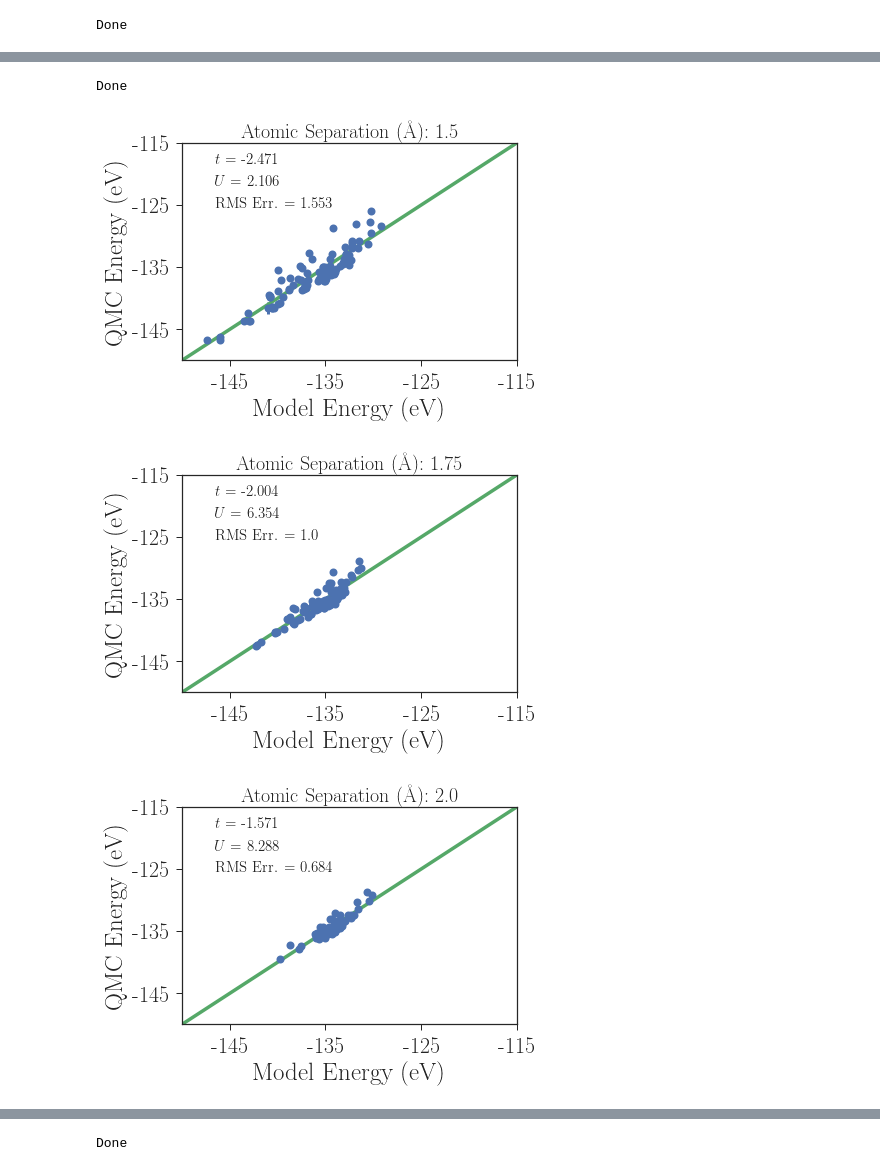
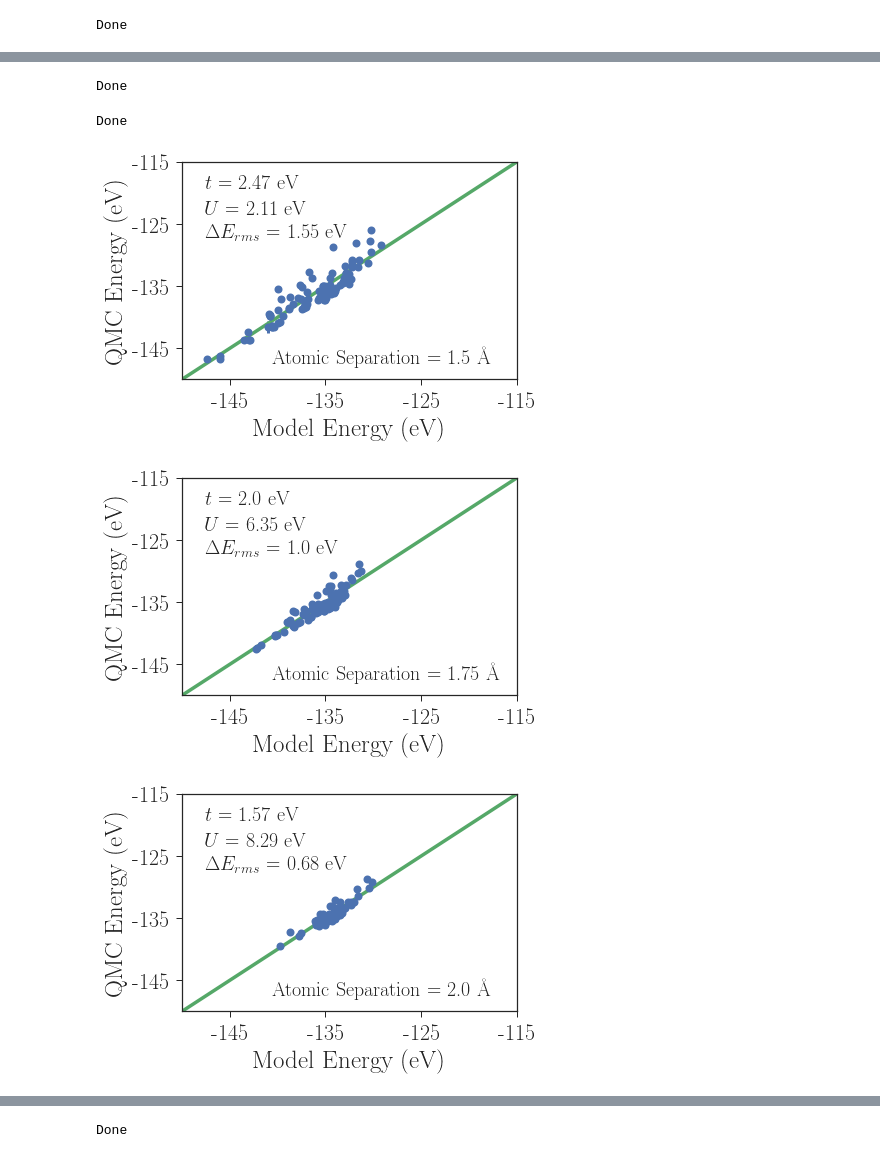
Before and after one commit to hiteshjc/Downfolding, a Jupyter notebook: hchain_data/kiel/h_chain_combine.ipynb, the cells around one changed output, grey strips where cells are left out. Cells and saved outputs as stored; diff of their text form; code cells hidden in the pictures.

Commit message:
Update plotting scripts

```diff
--- a/hchain_data/kiel/h_chain_combine.ipynb
+++ b/hchain_data/kiel/h_chain_combine.ipynb
@@ -87,3 +29,26 @@ Done
+# %%
+#Load-in H-chain data
+
+at=['H']
+
+dat_l=[]
+
+suffix='iao'
+
+spins=[0]
+
+evc=27.2114
+dat=pd.read_csv('H_chain_data.csv')
+
+act_num=10
+dat=dat[dat['Act. Pop.'] > 0.1]
+dat=dat[dat['Act. Pop.'] > act_num-0.5]
+
+#print(dat)
+
+print('Done')
+# %% [output]
+Done
 # %%
 #Plot QMC vs. Model energies, and U/t ratio versus bond length,
 #and RMS deviation versus bond length
@@ -91,7 +56,7 @@ Done
 from scipy.optimize import least_squares
 evc=27.2114
 func_choice='pbe'
-lengths=[1.5, 1.75, 2.0, 2.25, 2.5, 2.75]
+lengths=[1.50, 1.75, 2.0, 2.25, 2.5, 2.75]
 dat_func=dat[ dat['functional']==func_choice ]
 plt.rc('text', usetex=True)
 plt.rc('font', family='serif')
@@ -131,7 +96,7 @@ r2_hold=[]
 
 fs=25    #Fontsize of axis labels
 tfs=22   #Fontsize of tick labels
-afs=15   #Fontsize of annotated text
+afs=20   #Fontsize of annotated text
 
 #####################################################
 
@@ -144,7 +109,7 @@ for k in range(len(parameters)-1):
 for ln in range(len(lengths)):
     plt.figure(ln)
     length=lengths[ln]
-    dat_func=dat[ dat['Length']==np.str(length) ]
+    dat_func=dat[ dat['Length']==length ]
     descrip=np.zeros((len(dat_func['Constant']), len(parameters)))
     for i,p in enumerate(parameters):
         descrip[:,i]=np.array(dat_func[p])
@@ -171,23 +136,27 @@ for ln in range(len(lengths)):
     plt.xlim([-150, -115])
     plt.ylim([-150, -115])
 
-    plt.title('Atomic Separation (\AA): '+np.str(length), fontsize=fs-5)
+#    plt.title('Atomic Separation (\AA): '+np.str(length), fontsize=fs-5)
 
-    capy=0.9
+    capy=0.88
     for k in range(1,len(parameters)):
-        plt.annotate("$"+par_names[k]+"$ = "+np.str(np.round(res_lin.x[k], 3)), xy=(0.1,capy), xycoords='axes fraction', fontsize=afs)
-        capy-=0.1
+        plt.annotate("$"+par_names[k]+"$ = "+np.str(np.round(np.abs(res_lin.x[k]), 2))+" eV", xy=(0.07,capy), xycoords='axes fraction', fontsize=afs)
+        capy-=0.12
 
-    plt.annotate("RMS Err. = "+np.str(np.round(rms, 3)), xy=(0.1,capy), xycoords='axes fraction', fontsize=afs)
+    plt.annotate(" $\Delta E_{rms}$ = "+np.str(np.round(rms, 2))+" eV", xy=(0.07,capy), xycoords='axes fraction', fontsize=afs)
     rms_hold.append(rms)
+
+    capy-=0.1
+    plt.annotate("Atomic Separation = "+np.str(np.round(length, 2))+" \AA", xy=(0.27,0.07), xycoords='axes fraction', fontsize=afs)
+
 
     for n in range(len(parameters)-1):
       param_hold[n].append(res_lin.x[n+1])
 
+#    plt.savefig('H_chain_fit_model_length'+np.str(length)+'_'+np.str(filemod)+'.ps', bbox_inches='tight')
+    plt.savefig('H_chain_fit_model_length'+np.str(length)+'_'+np.str(filemod)+'.pdf', bbox_inches='tight')
+#    plt.savefig('H_chain_fit_model_length'+np.str(length)+'_'+np.str(filemod)+'.eps', bbox_inches='tight')
     plt.savefig('H_chain_fit_model_length'+np.str(length)+'_'+np.str(filemod)+'.png', dpi=200, bbox_inches='tight')
-    plt.savefig('H_chain_fit_model_length'+np.str(length)+'_'+np.str(filemod)+'.ps', bbox_inches='tight')
-    plt.savefig('H_chain_fit_model_length'+np.str(length)+'_'+np.str(filemod)+'.pdf', bbox_inches='tight')
-
 
 
 
@@ -195,33 +164,33 @@ c=len(lengths)+1
 
 if len(parameters)==3:
   plt.figure(c)
   c+=1
   plt.plot(lengths, np.abs(np.array(param_hold[1])/np.array(param_hold[0])), linewidth=lw+2, marker='o', markersize=ms-2, mew=2)
   plt.xticks(length_ticks, length_ticks, fontsize=tfs)
   plt.yticks(ut_rat_ticks, ut_rat_ticks, fontsize=tfs)
   plt.xlabel('Atomic Separation (\AA)', fontsize=fs)
   plt.ylabel('$U/t$ Ratio', fontsize=fs)
   plt.savefig(np.str(parameters[2])+np.str(parameters[1])+'_ratio_vs_separation_h_chain.png', dpi=200, bbox_inches='tight')
   plt.savefig(np.str(parameters[2])+np.str(parameters[1])+'_ratio_vs_separation_h_chain.pdf', bbox_inches='tight')
 
 
 plt.figure(c)
 c+=1
 plt.plot(lengths, rms_hold, linewidth=lw+2, marker='o', markersize=ms-2, mew=2)
 plt.xticks(length_ticks, length_ticks, fontsize=tfs)
 plt.yticks(rms_ticks, rms_ticks, fontsize=tfs)
 plt.xlabel('Atomic Separation (\AA)', fontsize=fs)
 plt.ylabel('RMS Error (eV)', fontsize=fs)
 plt.xticks(fontsize=tfs)
 plt.yticks(fontsize=tfs)
 #plt.title('RMS Error in $U-t$ Model Relative to QMC', fontsize=fs)
 plt.savefig('rms_ut_error_vs_separation_h_chain.png', bbox_inches='tight', dpi=200)
 plt.savefig('rms_ut_error_vs_separation_h_chain.pdf', bbox_inches='tight')
 plt.savefig('rms_ut_error_vs_separation_h_chain.eps', bbox_inches='tight')
 
 print('Done')
 # %% [output]
 Done
-[figure, old version]
+[figure, new version]
-[figure, old version]
+[figure, new version]
-[figure, old version]
+[figure, new version]
```
Also changed, not shown: parts of 5 cells of this notebook, 1 other file.
